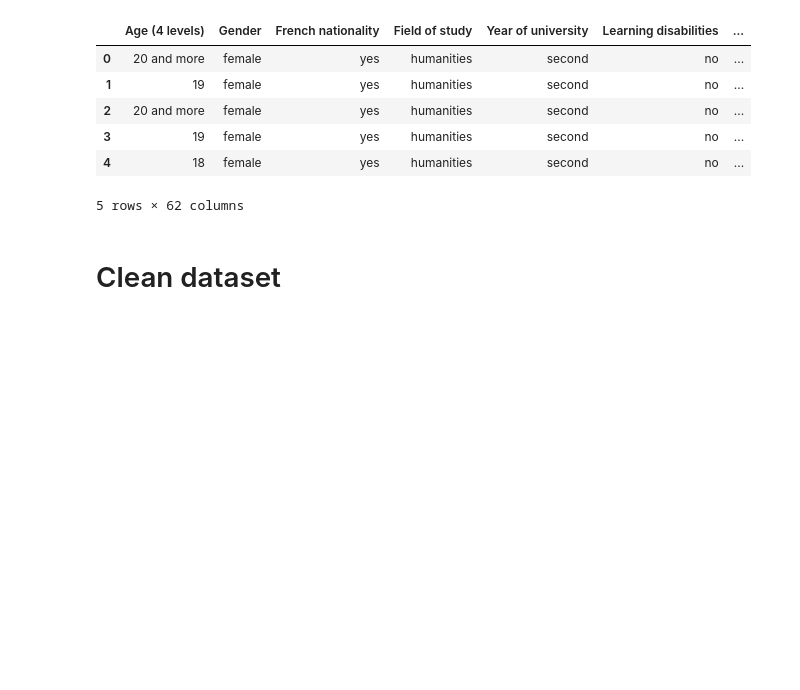
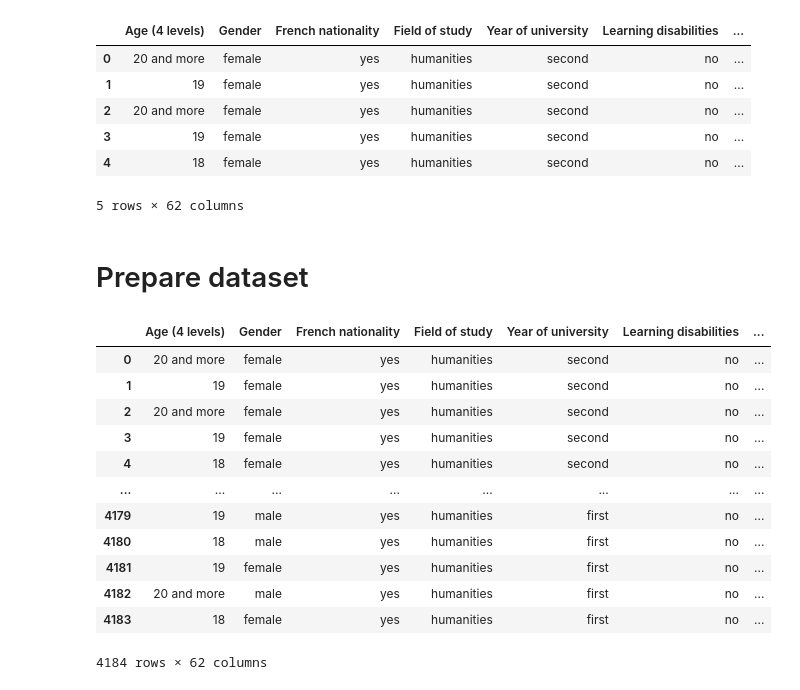
Before and after one commit to dan-yates1/anxiety-depression-detection, a Jupyter notebook: anxiety-depression-detection.ipynb, the cells around one changed output. Saved outputs shown, nothing was run; the diff lists cells and outputs as text; code cells hidden in the pictures; blank space fills up the shorter version.

```diff
--- a/anxiety-depression-detection.ipynb
+++ b/anxiety-depression-detection.ipynb
@@ -32,4 +32,23 @@ df.head()
 | 4 | 18 | female | yes | humanities | second | no | ... |
 5 rows × 62 columns
 # %% [markdown]
-# Clean dataset
+# Prepare dataset
+# %%
+# check for null values
+
+df.isnull().sum()
+df
+# %% [output]
+|  | Age (4 levels) | Gender | French nationality | Field of study | Year of university | Learning disabilities | ... |
+| 0 | 20 and more | female | yes | humanities | second | no | ... |
+| 1 | 19 | female | yes | humanities | second | no | ... |
+| 2 | 20 and more | female | yes | humanities | second | no | ... |
+| 3 | 19 | female | yes | humanities | second | no | ... |
+| 4 | 18 | female | yes | humanities | second | no | ... |
+| ... | ... | ... | ... | ... | ... | ... | ... |
+| 4179 | 19 | male | yes | humanities | first | no | ... |
+| 4180 | 18 | male | yes | humanities | first | no | ... |
+| 4181 | 19 | female | yes | humanities | first | no | ... |
+| 4182 | 20 and more | male | yes | humanities | first | no | ... |
+| 4183 | 18 | female | yes | humanities | first | no | ... |
+4184 rows × 62 columns
```
Also changed, not shown: parts of 19 cells of this notebook.
